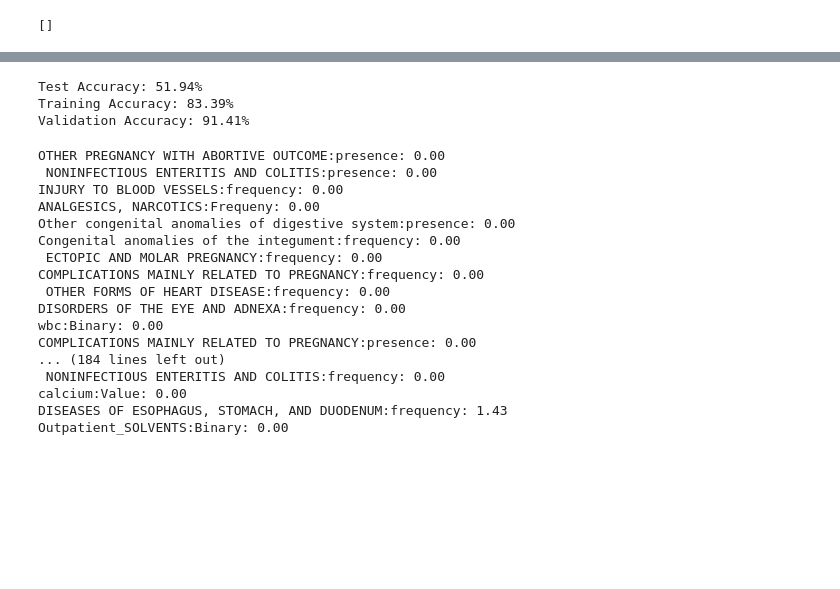
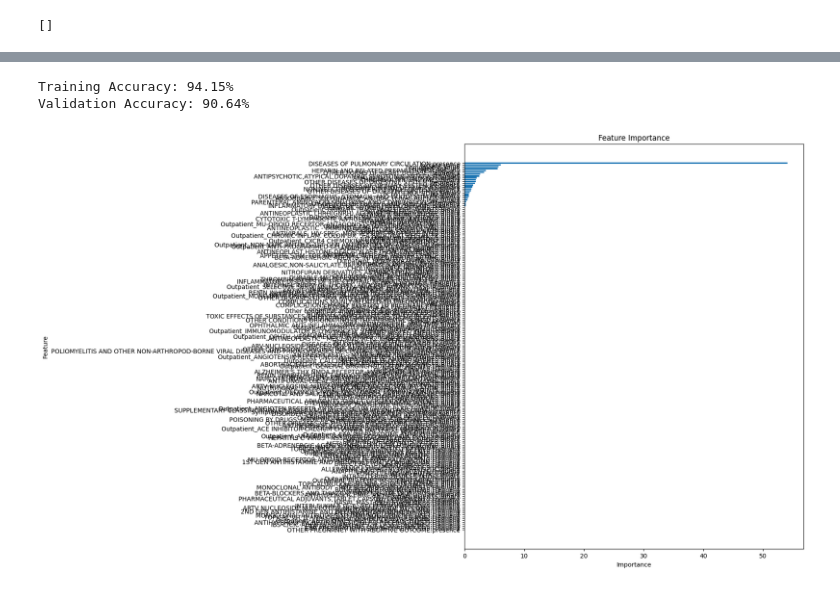
Before and after one commit to SCheekati/X-rAI, a Jupyter notebook: tabular-explore/tabular-cat.ipynb, the cells around one changed output, grey strips where cells are left out. Drawn from its saved outputs; the diff is of its cells as text; code cells hidden in the pictures; blank space fills up the shorter version.

```diff
--- a/tabular-explore/tabular-cat.ipynb
+++ b/tabular-explore/tabular-cat.ipynb
@@ -241,43 +239,28 @@ from sklearn.metrics import accuracy_score
 
 train_preds = model.predict(X_train).reshape(-1)
 val_preds = model.predict(X_val).reshape(-1)
-test_preds = model.predict(X_test).reshape(-1)
 
-
-
-
-
-test_accuracy = accuracy_score(y_test, test_preds)
 train_accuracy = accuracy_score(y_train, train_preds)
 val_accuracy = accuracy_score(y_val, val_preds)
 
-print(f"Test Accuracy: {test_accuracy * 100:.2f}%")
 print(f"Training Accuracy: {train_accuracy * 100:.2f}%")
 print(f"Validation Accuracy: {val_accuracy * 100:.2f}%")
 # %% [output]
-Test Accuracy: 51.94%
-Training Accuracy: 83.39%
-Validation Accuracy: 91.41%
+Training Accuracy: 94.15%
+Validation Accuracy: 90.64%
-# %%
-feature_importances = model.get_feature_importance()
-feature_names = X_train.columns
-for feature, importance in zip(feature_names, feature_importances):
-    print(f"{feature}: {importance:.2f}")
-# %% [output]
-OTHER PREGNANCY WITH ABORTIVE OUTCOME:presence: 0.00
- NONINFECTIOUS ENTERITIS AND COLITIS:presence: 0.00
-INJURY TO BLOOD VESSELS:frequency: 0.00
-ANALGESICS, NARCOTICS:Frequeny: 0.00
-Other congenital anomalies of digestive system:presence: 0.00
-Congenital anomalies of the integument:frequency: 0.00
- ECTOPIC AND MOLAR PREGNANCY:frequency: 0.00
-COMPLICATIONS MAINLY RELATED TO PREGNANCY:frequency: 0.00
- OTHER FORMS OF HEART DISEASE:frequency: 0.00
-DISORDERS OF THE EYE AND ADNEXA:frequency: 0.00
-wbc:Binary: 0.00
-COMPLICATIONS MAINLY RELATED TO PREGNANCY:presence: 0.00
-... (184 lines left out)
- NONINFECTIOUS ENTERITIS AND COLITIS:frequency: 0.00
-calcium:Value: 0.00
-DISEASES OF ESOPHAGUS, STOMACH, AND DUODENUM:frequency: 1.43
-Outpatient_SOLVENTS:Binary: 0.00
+# %%
+feature_importances = model.get_feature_importance()
+feature_names = X_train.columns
+
+sorted_idx = feature_importances.argsort()
+feature_names_sorted = feature_names[sorted_idx]
+feature_importances_sorted = feature_importances[sorted_idx]
+
+plt.figure(figsize=(10, 12))
+plt.barh(feature_names_sorted, feature_importances_sorted)
+plt.xlabel('Importance')
+plt.ylabel('Feature')
+plt.title('Feature Importance')
+plt.show()
+# %% [output]
+[figure, added]
```
Also changed, not shown: parts of 10 cells of this notebook, 10 other files.
